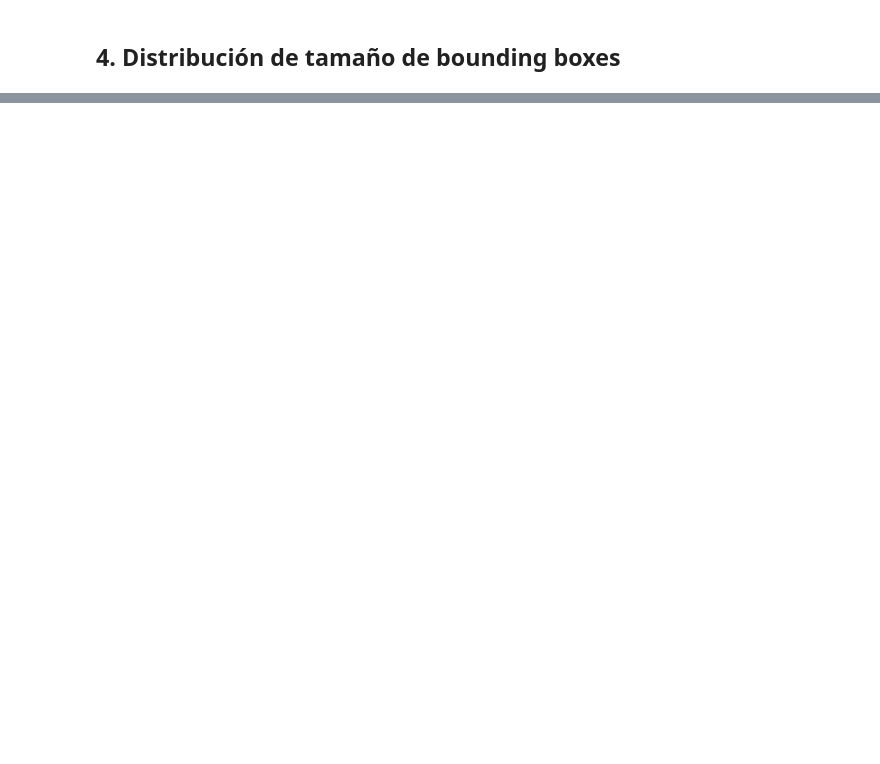
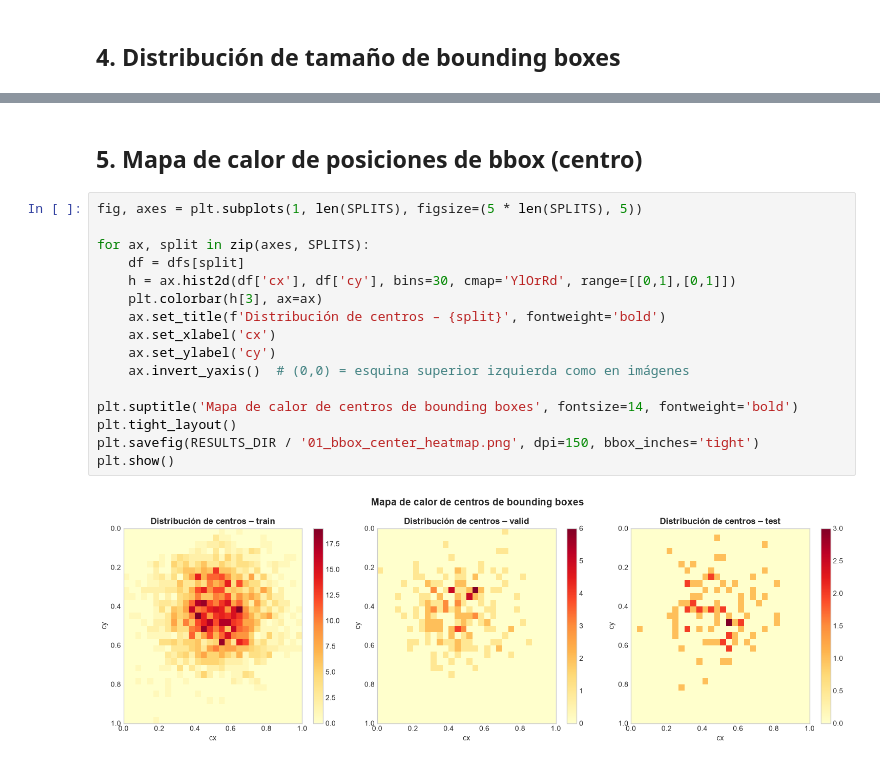
Before and after one commit to leandroabritez/VPCII_TP_CEIA, a Jupyter notebook: notebooks/01_EDA.ipynb, the cells around one changed output, grey strips where cells are left out. Drawn from its saved outputs; the diff is of its cells as text; blank space fills up the shorter version.

```diff
--- a/notebooks/01_EDA.ipynb
+++ b/notebooks/01_EDA.ipynb
@@ -81,0 +175,20 @@ plt.show()
+# %% [markdown]
+## 5. Mapa de calor de posiciones de bbox (centro)
+# %%
+fig, axes = plt.subplots(1, len(SPLITS), figsize=(5 * len(SPLITS), 5))
+
+for ax, split in zip(axes, SPLITS):
+    df = dfs[split]
+    h = ax.hist2d(df['cx'], df['cy'], bins=30, cmap='YlOrRd', range=[[0,1],[0,1]])
+    plt.colorbar(h[3], ax=ax)
+    ax.set_title(f'Distribución de centros – {split}', fontweight='bold')
+    ax.set_xlabel('cx')
+    ax.set_ylabel('cy')
+    ax.invert_yaxis()  # (0,0) = esquina superior izquierda como en imágenes
+
+plt.suptitle('Mapa de calor de centros de bounding boxes', fontsize=14, fontweight='bold')
+plt.tight_layout()
+plt.savefig(RESULTS_DIR / '01_bbox_center_heatmap.png', dpi=150, bbox_inches='tight')
+plt.show()
+# %% [output]
+[figure, added]
```
Also changed, not shown: parts of 20 cells of this notebook, 11 other files.
